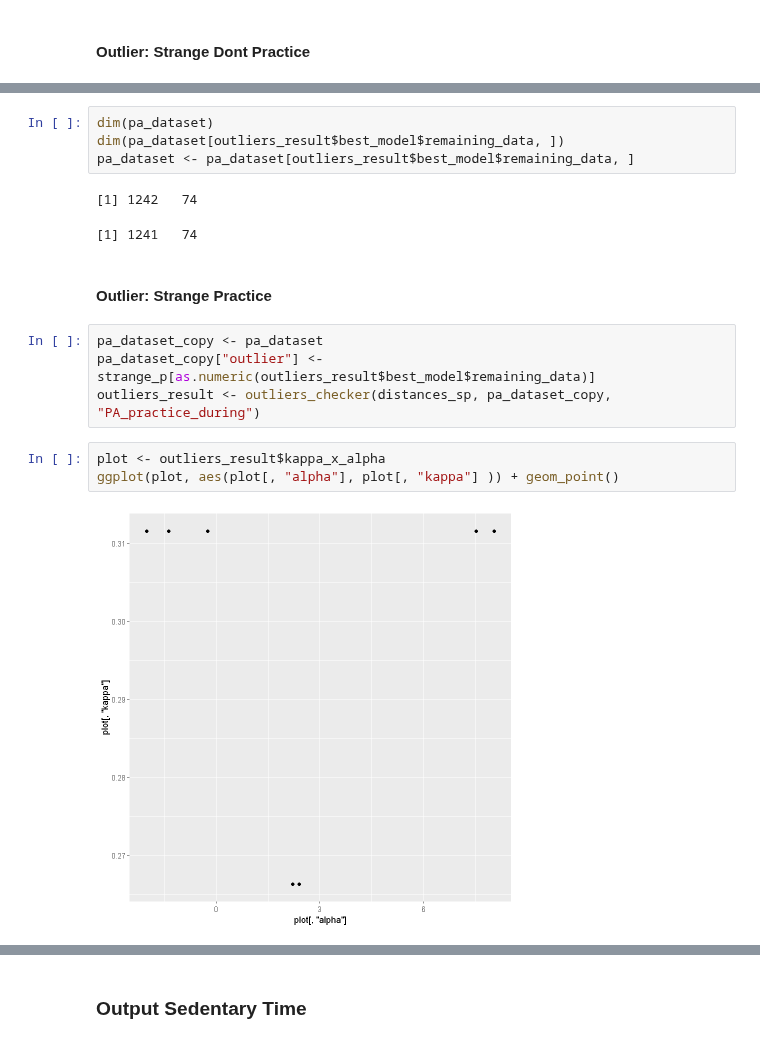
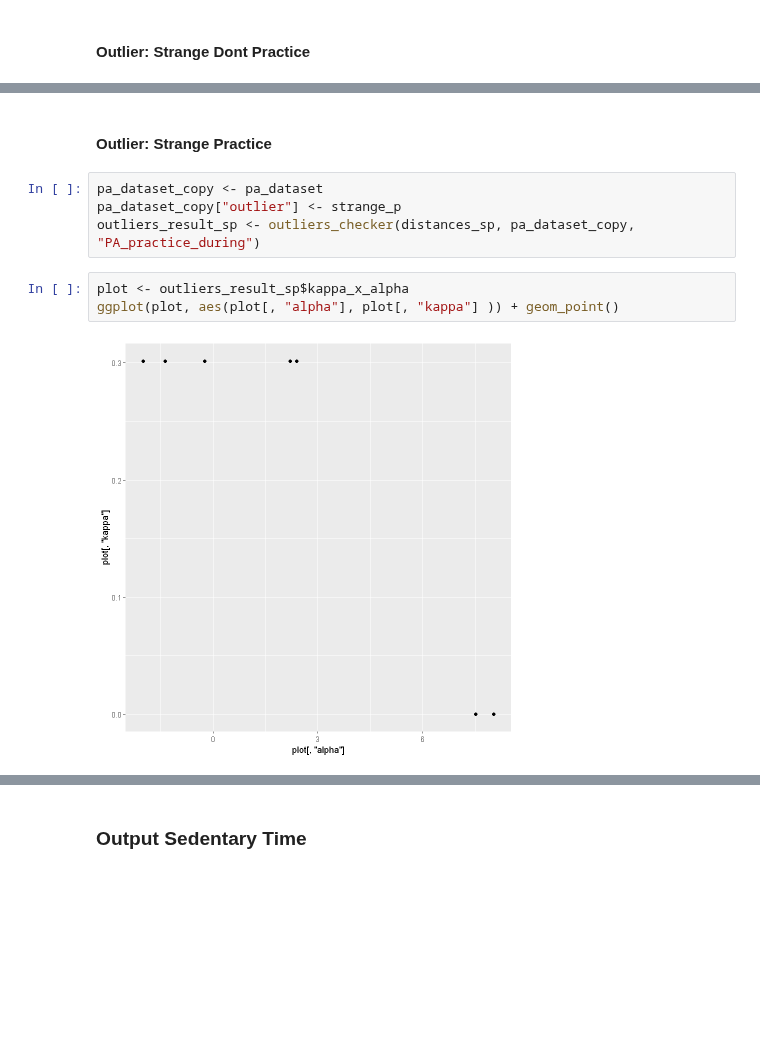
Before and after one commit to LASOS-INT/Barreiras-e-Facilitadores, a Jupyter notebook: R-notebooks/unsupervised_learning.ipynb, the cells around one changed output, grey strips where cells are left out. Cells and saved outputs as stored; diff of their text form; blank space fills up the shorter version.

```diff
--- a/R-notebooks/unsupervised_learning.ipynb
+++ b/R-notebooks/unsupervised_learning.ipynb
@@ -225,21 +225,14 @@ plot <- outliers_result$kappa_x_alpha
 ggplot(plot, aes(plot[, "alpha"], plot[, "kappa"] )) + geom_point()
 # %% [output]
 [figure]
-# %%
-dim(pa_dataset)
-dim(pa_dataset[outliers_result$best_model$remaining_data, ])
-pa_dataset <- pa_dataset[outliers_result$best_model$remaining_data, ]
-# %% [output]
-[1] 1242   74
-[1] 1241   74
 # %% [markdown]
 #### Outlier: Strange Practice
 # %%
 pa_dataset_copy <- pa_dataset
-pa_dataset_copy["outlier"] <- strange_p[as.numeric(outliers_result$best_model$remaining_data)]
-outliers_result <- outliers_checker(distances_sp, pa_dataset_copy, "PA_practice_during")
+pa_dataset_copy["outlier"] <- strange_p
+outliers_result_sp <- outliers_checker(distances_sp, pa_dataset_copy, "PA_practice_during")
 # %%
-plot <- outliers_result$kappa_x_alpha
+plot <- outliers_result_sp$kappa_x_alpha
 ggplot(plot, aes(plot[, "alpha"], plot[, "kappa"] )) + geom_point()
 # %% [output]
-[figure, old version]
+[figure, new version]
```
Also changed, not shown: parts of 21 cells of this notebook, 3 other files.
